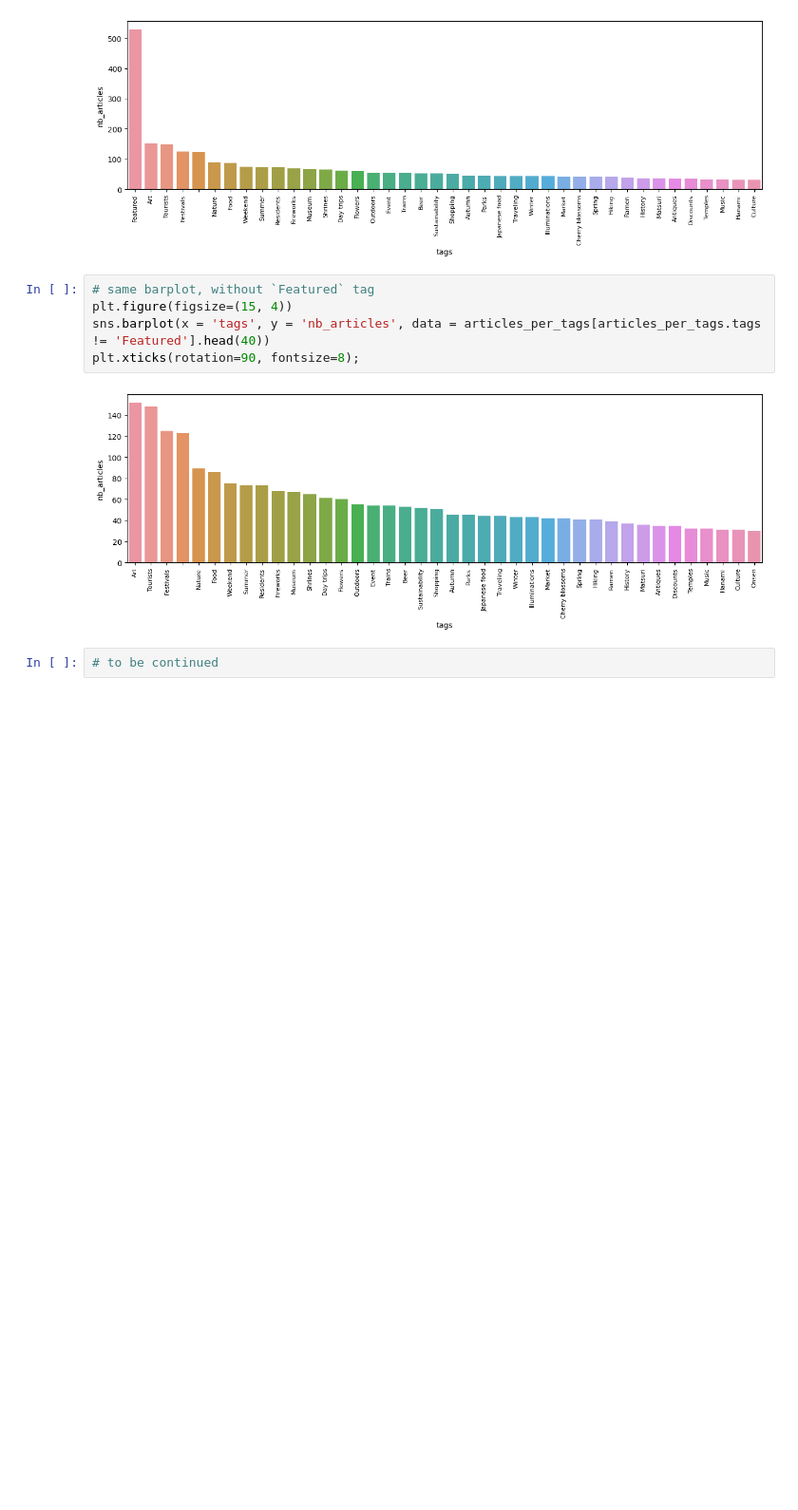
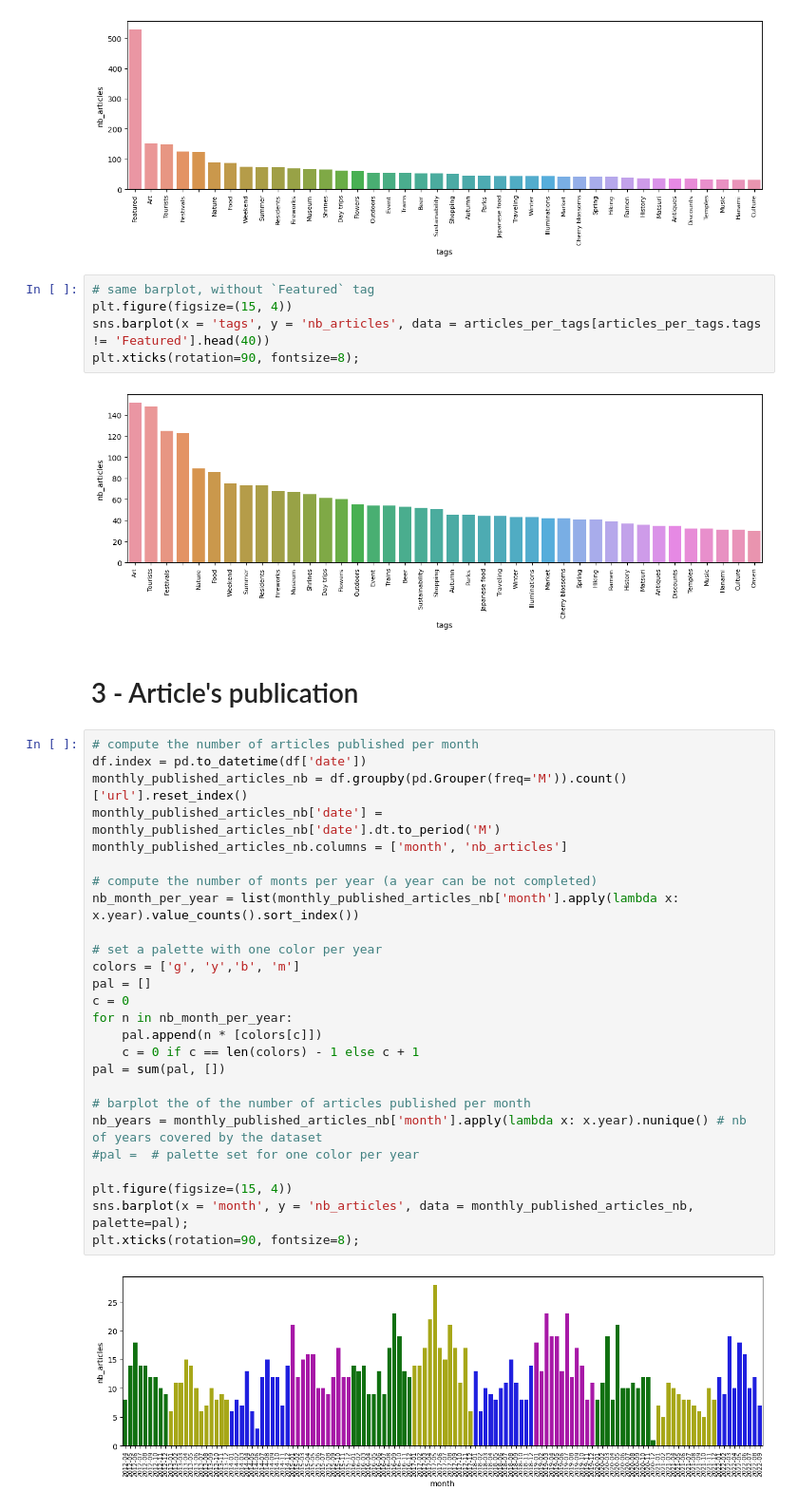
Before and after one commit to dialectique/Web-scraping-bot, a Jupyter notebook: notebooks/data_exploration.ipynb, the cells around one changed output. Shown at 95% size. Saved outputs shown, nothing was run; the diff lists cells and outputs as text; blank space fills up the shorter version.

Commit message:
progress on notebooks/data_exploration.ipynb: nb articles per month, year...

```diff
--- a/notebooks/data_exploration.ipynb
+++ b/notebooks/data_exploration.ipynb
@@ -264,5 +259,33 @@ sns.barplot(x = 'tags', y = 'nb_articles', data = articles_per_tags[articles_per
 plt.xticks(rotation=90, fontsize=8);
 # %% [output]
 [figure]
+# %% [markdown]
+# 3 - Article's publication
 # %%
-# to be continued
+# compute the number of articles published per month
+df.index = pd.to_datetime(df['date'])
+monthly_published_articles_nb = df.groupby(pd.Grouper(freq='M')).count()['url'].reset_index()
+monthly_published_articles_nb['date'] = monthly_published_articles_nb['date'].dt.to_period('M')
+monthly_published_articles_nb.columns = ['month', 'nb_articles']
+
+# compute the number of monts per year (a year can be not completed)
+nb_month_per_year = list(monthly_published_articles_nb['month'].apply(lambda x: x.year).value_counts().sort_index())
+
+# set a palette with one color per year
+colors = ['g', 'y','b', 'm']
+pal = []
+c = 0
+for n in nb_month_per_year:
+    pal.append(n * [colors[c]])
+    c = 0 if c == len(colors) - 1 else c + 1
+pal = sum(pal, [])
+
+# barplot the of the number of articles published per month
+nb_years = monthly_published_articles_nb['month'].apply(lambda x: x.year).nunique() # nb of years covered by the dataset
+#pal =  # palette set for one color per year
+
+plt.figure(figsize=(15, 4))
+sns.barplot(x = 'month', y = 'nb_articles', data = monthly_published_articles_nb, palette=pal);
+plt.xticks(rotation=90, fontsize=8);
+# %% [output]
+[figure, added]
```
Also changed, not shown: parts of 9 cells of this notebook.
